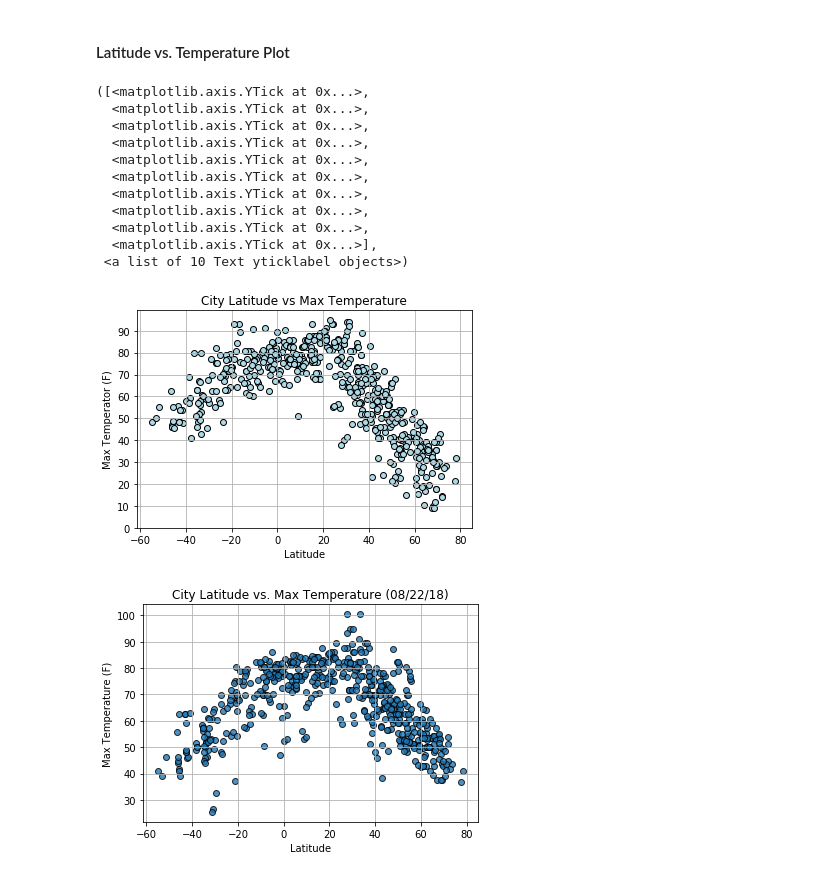
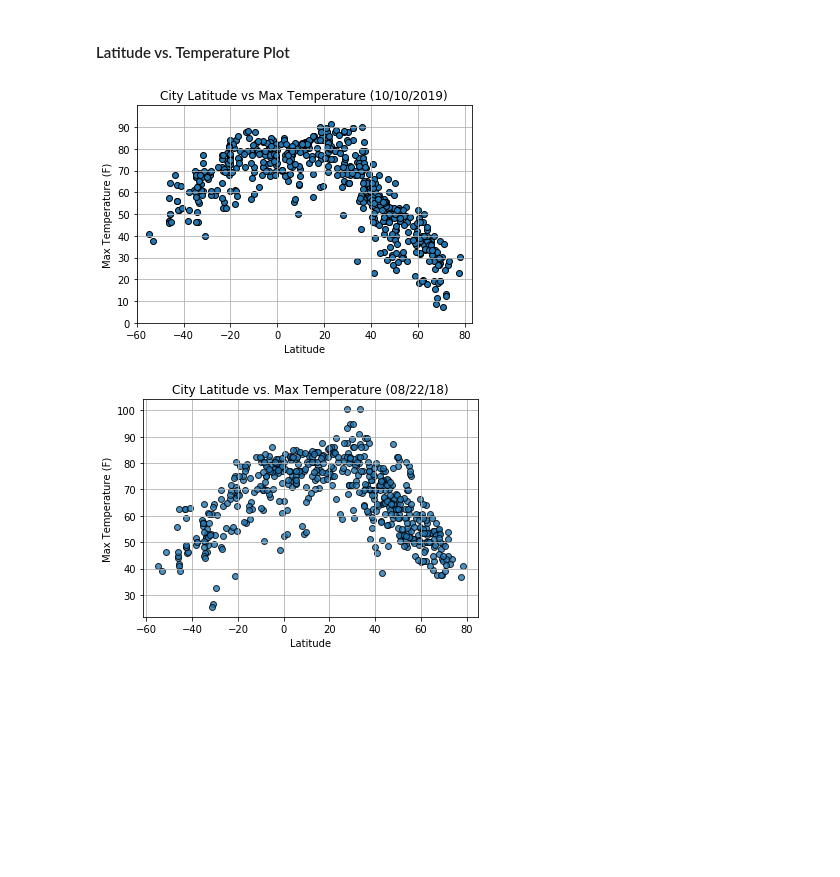
Before and after one commit to efrisch6/python-api-challenge, a Jupyter notebook: WeatherPy/WeatherPy.ipynb, the cells around one changed output. Saved outputs shown, nothing was run; the diff lists cells and outputs as text; code cells hidden in the pictures; blank space fills up the shorter version.

Commit message:
Worked on homework, added scatter plots

```diff
--- a/WeatherPy/WeatherPy.ipynb
+++ b/WeatherPy/WeatherPy.ipynb
@@ -53,10 +56,12 @@ len(cities)
 ### Perform API Calls
 * Perform a weather check on each city using a series of successive API calls.
 * Include a print log of each city as it'sbeing processed (with the city number and city name).
+# %%
+cities = pd.read_csv(output_data_file, header=None)[0].tolist()
 # %%
 units= "imperial"
 url = "http://api.openweathermap.org/data/2.5/weather?"
-count = 0
+count = 1
 set_count = 1
 process_log = []
 weather = []
@@ -71,9 +76,9 @@ max_temp = []
 wind_speed = []
 
 for city in cities:
-    if count == 50:
+    if count == 51:
         time.sleep(1)
-        count = 0
+        count = 1
         set_count += 1
 
     query_url = url + "appid=" + api_key + "&q=" + city + "&units=" + units
@@ -93,8 +98,8 @@ for city in cities:
         print(process_log[-1])
         count += 1
     except:
-        process_log.append(f"City not found. Skipping... | {city}")
+        process_log.append(f"City not found. Skipping...")
         print(process_log[-1])
 
-pd.DataFrame(process_log).to_csv("WeatherPy_process_log.txt",header=False, index=False)
+pd.DataFrame(process_log).to_csv("output_data/WeatherPy_process_log.txt",header=False, index=False)
 # %% [output]
@@ -189,0 +184,7 @@ df.head()
+# %%
+# datetime.utcfromtimestamp(df['Date'][0]).strftime('%m/%d/%Y')
+df["Date"] = df.Date.apply(lambda d: datetime.strftime(datetime.utcfromtimestamp(d), "%m/%d/%Y"))
+df["Date"].unique()
+date = df["Date"].unique()[0]
+
+df.head()
@@ -194,27 +202,18 @@ df.head()
 # %% [markdown]
 #### Latitude vs. Temperature Plot
 # %%
-#df.plot(kind="scatter", x="Lat",y="Max Temp", facecolor="b")
-plt.scatter(df["Lat"],df["Max Temp"], facecolor="lightblue", edgecolor="k")
+plt.scatter(df["Lat"],df["Max Temp"], facecolor="tab:blue", edgecolor="k")
 plt.grid()
 plt.xlabel("Latitude")
-plt.ylabel("Max Temperator (F)")
-plt.title("City Latitude vs Max Temperature")
+plt.ylabel("Max Temperature (F)")
+plt.title(f"City Latitude vs Max Temperature ({date})")
 plt.xticks(np.arange(round(min(df["Lat"])-5,0),round(max(df["Lat"])+5,0),20))
 plt.yticks(np.arange(min(0,round(min(df["Max Temp"])-5,0)),max(100,round(max(df["Max Temp"])+5,0)),10))
+plt.xlim(round(min(df["Lat"])-5,0),round(max(df["Lat"])+5,0))
+plt.ylim(min(0,round(min(df["Max Temp"])-5,0)),max(100,round(max(df["Max Temp"])+5,0)))
+plt.savefig("output_data/max_temp.png")
 # %% [output]
-([<matplotlib.axis.YTick at 0x...>,
-  <matplotlib.axis.YTick at 0x...>,
-  <matplotlib.axis.YTick at 0x...>,
-  <matplotlib.axis.YTick at 0x...>,
-  <matplotlib.axis.YTick at 0x...>,
-  <matplotlib.axis.YTick at 0x...>,
-  <matplotlib.axis.YTick at 0x...>,
-  <matplotlib.axis.YTick at 0x...>,
-  <matplotlib.axis.YTick at 0x...>,
-  <matplotlib.axis.YTick at 0x...>],
- <a list of 10 Text yticklabel objects>)
-[figure, old version]
+[figure, new version]
 # %%
 # %% [output]
 [figure]
```
Also changed, not shown: parts of 10 cells of this notebook, 9 other files.
